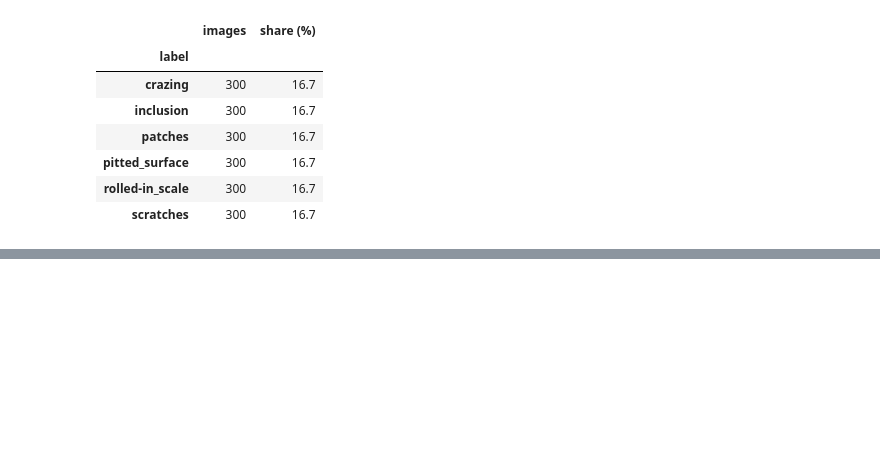
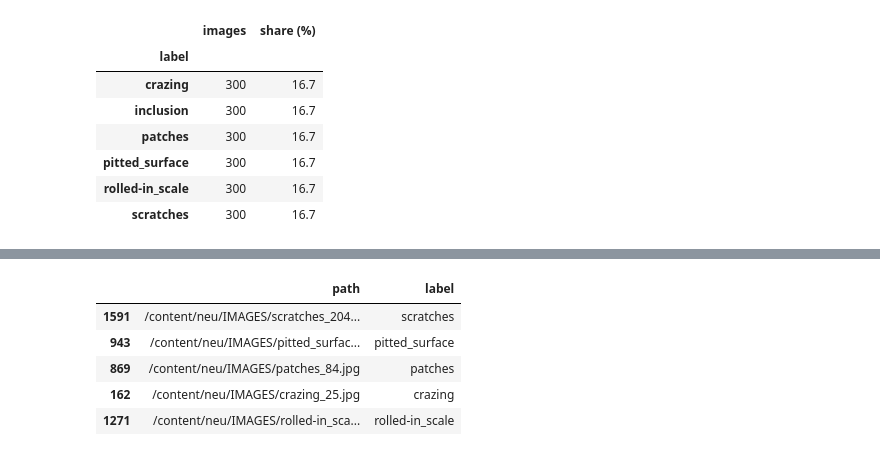
Before and after one commit to MaykInvest/Defect-detection, a Jupyter notebook: project_detection.ipynb, the cells around one changed output, grey strips where cells are left out. Saved outputs shown, nothing was run; the diff lists cells and outputs as text; code cells hidden in the pictures; blank space fills up the shorter version.

```diff
--- a/project_detection.ipynb
+++ b/project_detection.ipynb
@@ -116,0 +139,10 @@ counts
+# %%
+# Display 5 random records, so we see more than one class
+df.sample(5, random_state=SEED)
+# %% [output]
+|  | path | label |
+| 1591 | /content/neu/IMAGES/scratches_204... | scratches |
+| 943 | /content/neu/IMAGES/pitted_surfac... | pitted_surface |
+| 869 | /content/neu/IMAGES/patches_84.jpg | patches |
+| 162 | /content/neu/IMAGES/crazing_25.jpg | crazing |
+| 1271 | /content/neu/IMAGES/rolled-in_sca... | rolled-in_scale |
```
Also changed, not shown: parts of 6 cells of this notebook.
